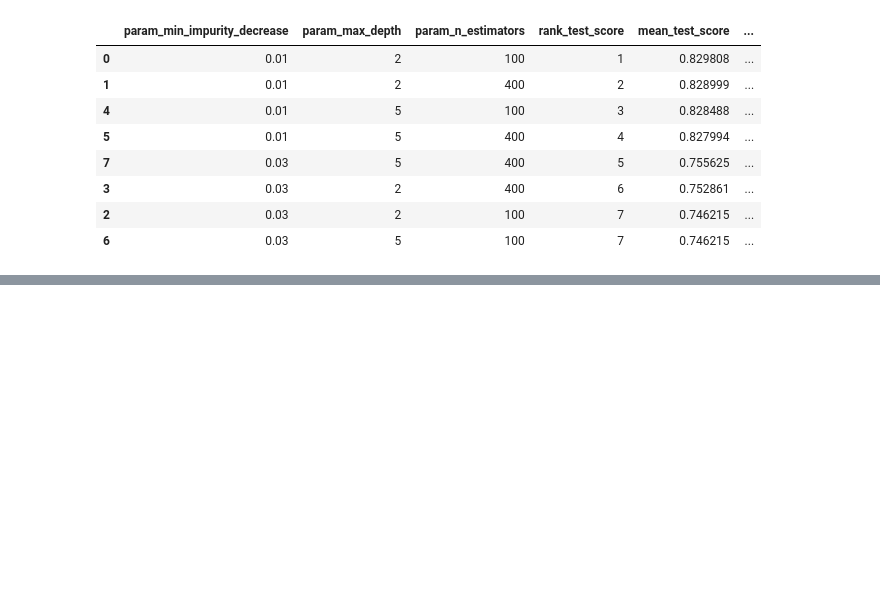
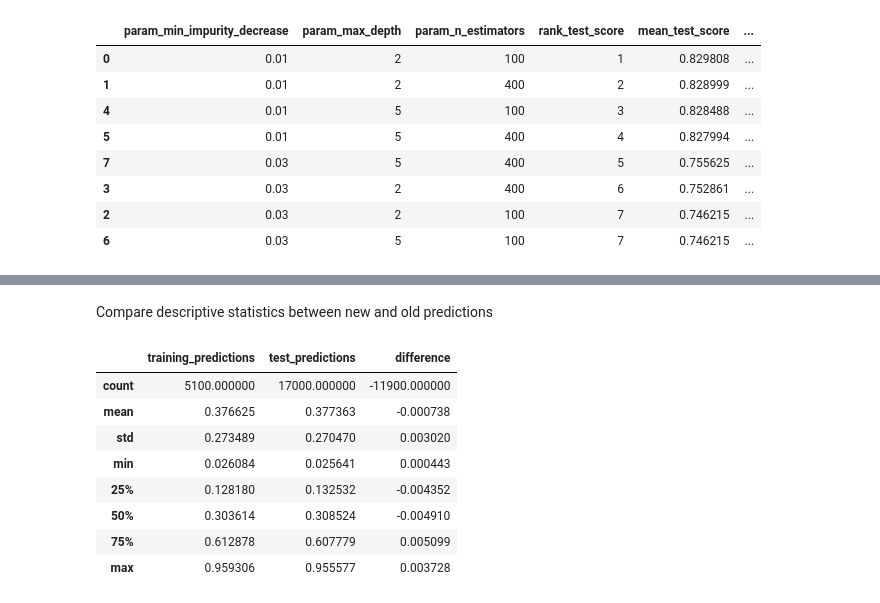
Before and after one commit to samjurassic/datascience-demo, a Jupyter notebook: education/ml_tree_incomplete.ipynb, the cells around one changed output, grey strips where cells are left out. Saved outputs shown, nothing was run; the diff lists cells and outputs as text; code cells hidden in the pictures; blank space fills up the shorter version.

```diff
--- a/education/ml_tree_incomplete.ipynb
+++ b/education/ml_tree_incomplete.ipynb
@@ -397,0 +405,19 @@ output_df.to_csv("sam_predictions_rf2.csv", index=True)
+# %% [markdown]
+Compare descriptive statistics between new and old predictions
+# %%
+stats = pd.DataFrame()
+stats["training_predictions"]  = pd.Series(clf_gb.predict_proba(X_test)[:,1]).describe()
+stats["test_predictions"] = output_df.outcome.describe()
+stats["difference"] = stats.training_predictions - stats.test_predictions
+
+stats.head(10)
+# %% [output]
+|  | training_predictions | test_predictions | difference |
+| count | 5100.000000 | 17000.000000 | -11900.000000 |
+| mean | 0.376625 | 0.377363 | -0.000738 |
+| std | 0.273489 | 0.270470 | 0.003020 |
+| min | 0.026084 | 0.025641 | 0.000443 |
+| 25% | 0.128180 | 0.132532 | -0.004352 |
+| 50% | 0.303614 | 0.308524 | -0.004910 |
+| 75% | 0.612878 | 0.607779 | 0.005099 |
+| max | 0.959306 | 0.955577 | 0.003728 |
```
Also changed, not shown: parts of 11 cells of this notebook.
